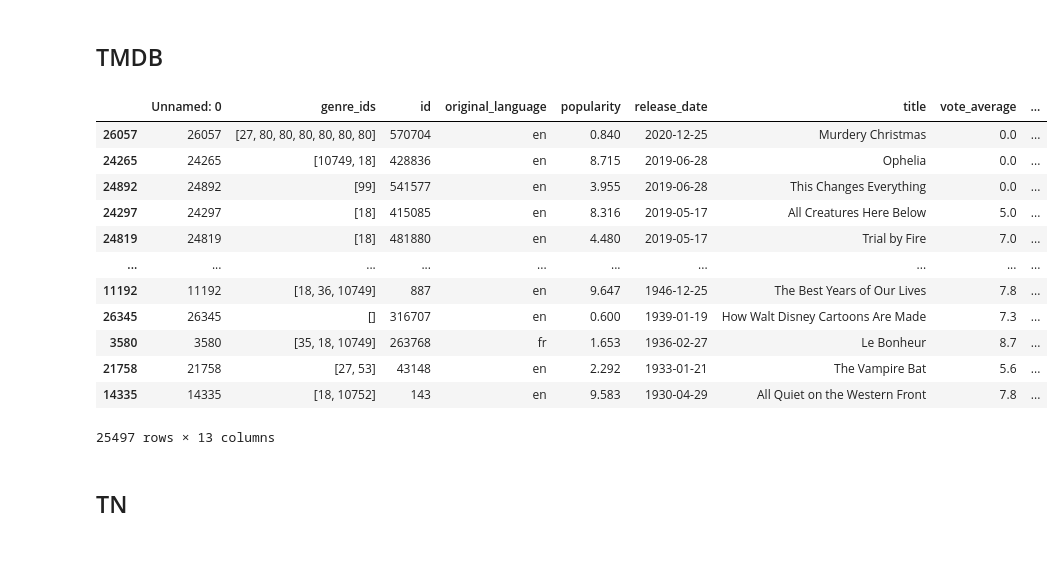
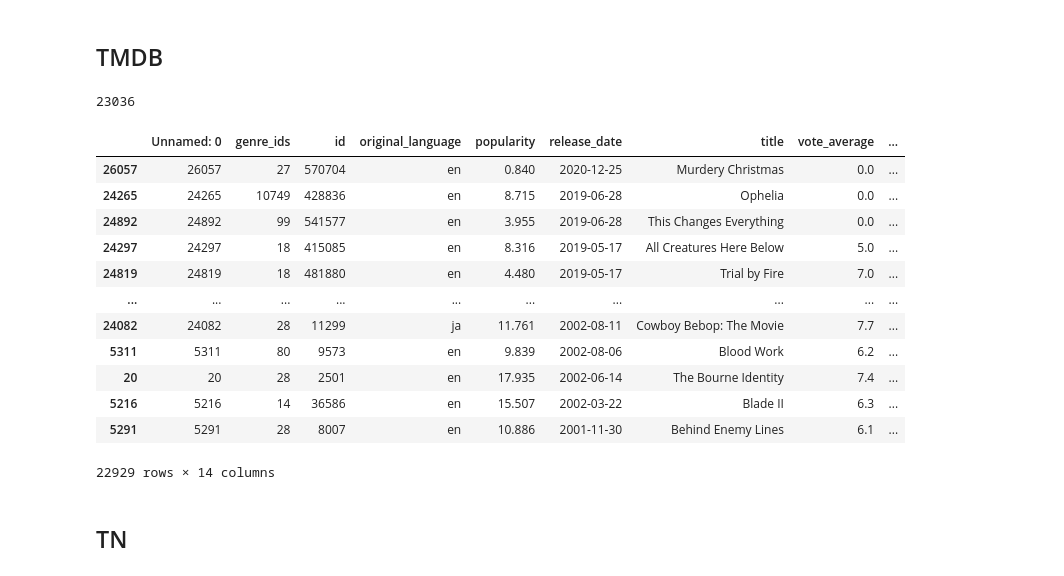
Before and after one commit to Gfatouras/Movie-Database-Analysis, a Jupyter notebook: student.ipynb, the cells around one changed output. Cells and saved outputs as stored; diff of their text form; code cells hidden in the pictures.

```diff
--- a/student.ipynb
+++ b/student.ipynb
@@ -494,25 +540,58 @@ tmdb_df['release_date'] = pd.to_datetime(tmdb_df['release_date'], format="%Y-%m-
+# %%
+# Taking the first genre if multible genres are listed
+
+tmdb_df = tmdb_df[tmdb_df["genre_ids"] != "[]"]
+
+genre = []
+
+for temp in tmdb_df['genre_ids']:
+    temp = temp.strip()
+    temp = temp.lstrip('[')
+    temp = temp.split(']')[0]
+
+    genre.append(temp.split(',')[0])
+
+tmdb_df['genre_ids'] = genre
+
+# Creating movie/show, genere columns
+genre_str = []
+
+for item in tmdb_df['genre_ids']:
+
+    for value in tmdb_codes:
+
+        if item == str(value['id']):
+            genre_str.append(value['genre'])
+            break
+
+tmdb_df['genre_str'] = genre_str
+len(genre_str)
+# %% [output]
+23036
 # %%
 # Extract month, day, and year
 tmdb_df['month'] = tmdb_df['release_date'].dt.month
 tmdb_df['day'] = tmdb_df['release_date'].dt.day
 tmdb_df['year'] = tmdb_df['release_date'].dt.year
 tmdb_df['day_of_week'] = tmdb_df['release_date'].dt.day_name()
 
+# Everything after 2000
+tmdb_df = tmdb_df[tmdb_df['year'] > 2000]
 tmdb_df
 # %% [output]
 |  | Unnamed: 0 | genre_ids | id | original_language | popularity | release_date | title | vote_average | ... |
-| 26057 | 26057 | [27, 80, 80, 80, 80, 80, 80] | 570704 | en | 0.840 | 2020-12-25 | Murdery Christmas | 0.0 | ... |
-| 24265 | 24265 | [10749, 18] | 428836 | en | 8.715 | 2019-06-28 | Ophelia | 0.0 | ... |
-| 24892 | 24892 | [99] | 541577 | en | 3.955 | 2019-06-28 | This Changes Everything | 0.0 | ... |
-| 24297 | 24297 | [18] | 415085 | en | 8.316 | 2019-05-17 | All Creatures Here Below | 5.0 | ... |
-| 24819 | 24819 | [18] | 481880 | en | 4.480 | 2019-05-17 | Trial by Fire | 7.0 | ... |
+| 26057 | 26057 | 27 | 570704 | en | 0.840 | 2020-12-25 | Murdery Christmas | 0.0 | ... |
+| 24265 | 24265 | 10749 | 428836 | en | 8.715 | 2019-06-28 | Ophelia | 0.0 | ... |
+| 24892 | 24892 | 99 | 541577 | en | 3.955 | 2019-06-28 | This Changes Everything | 0.0 | ... |
+| 24297 | 24297 | 18 | 415085 | en | 8.316 | 2019-05-17 | All Creatures Here Below | 5.0 | ... |
+| 24819 | 24819 | 18 | 481880 | en | 4.480 | 2019-05-17 | Trial by Fire | 7.0 | ... |
 | ... | ... | ... | ... | ... | ... | ... | ... | ... | ... |
-| 11192 | 11192 | [18, 36, 10749] | 887 | en | 9.647 | 1946-12-25 | The Best Years of Our Lives | 7.8 | ... |
-| 26345 | 26345 | [] | 316707 | en | 0.600 | 1939-01-19 | How Walt Disney Cartoons Are Made | 7.3 | ... |
-| 3580 | 3580 | [35, 18, 10749] | 263768 | fr | 1.653 | 1936-02-27 | Le Bonheur | 8.7 | ... |
-| 21758 | 21758 | [27, 53] | 43148 | en | 2.292 | 1933-01-21 | The Vampire Bat | 5.6 | ... |
-| 14335 | 14335 | [18, 10752] | 143 | en | 9.583 | 1930-04-29 | All Quiet on the Western Front | 7.8 | ... |
+| 24082 | 24082 | 28 | 11299 | ja | 11.761 | 2002-08-11 | Cowboy Bebop: The Movie | 7.7 | ... |
+| 5311 | 5311 | 80 | 9573 | en | 9.839 | 2002-08-06 | Blood Work | 6.2 | ... |
+| 20 | 20 | 28 | 2501 | en | 17.935 | 2002-06-14 | The Bourne Identity | 7.4 | ... |
+| 5216 | 5216 | 14 | 36586 | en | 15.507 | 2002-03-22 | Blade II | 6.3 | ... |
+| 5291 | 5291 | 28 | 8007 | en | 10.886 | 2001-11-30 | Behind Enemy Lines | 6.1 | ... |
-25497 rows × 13 columns
+22929 rows × 14 columns
 # %% [markdown]
 ## TN
 # %%
```
Also changed, not shown: parts of 59 cells of this notebook.
